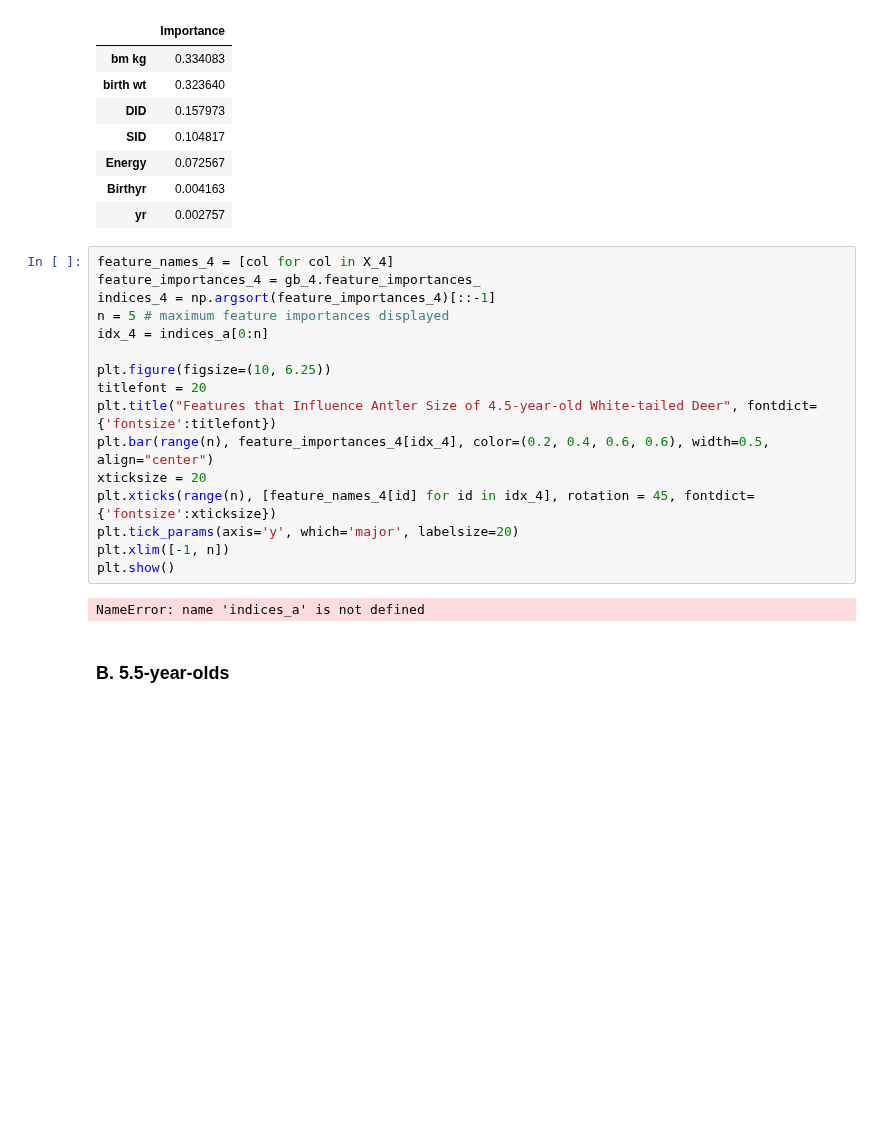
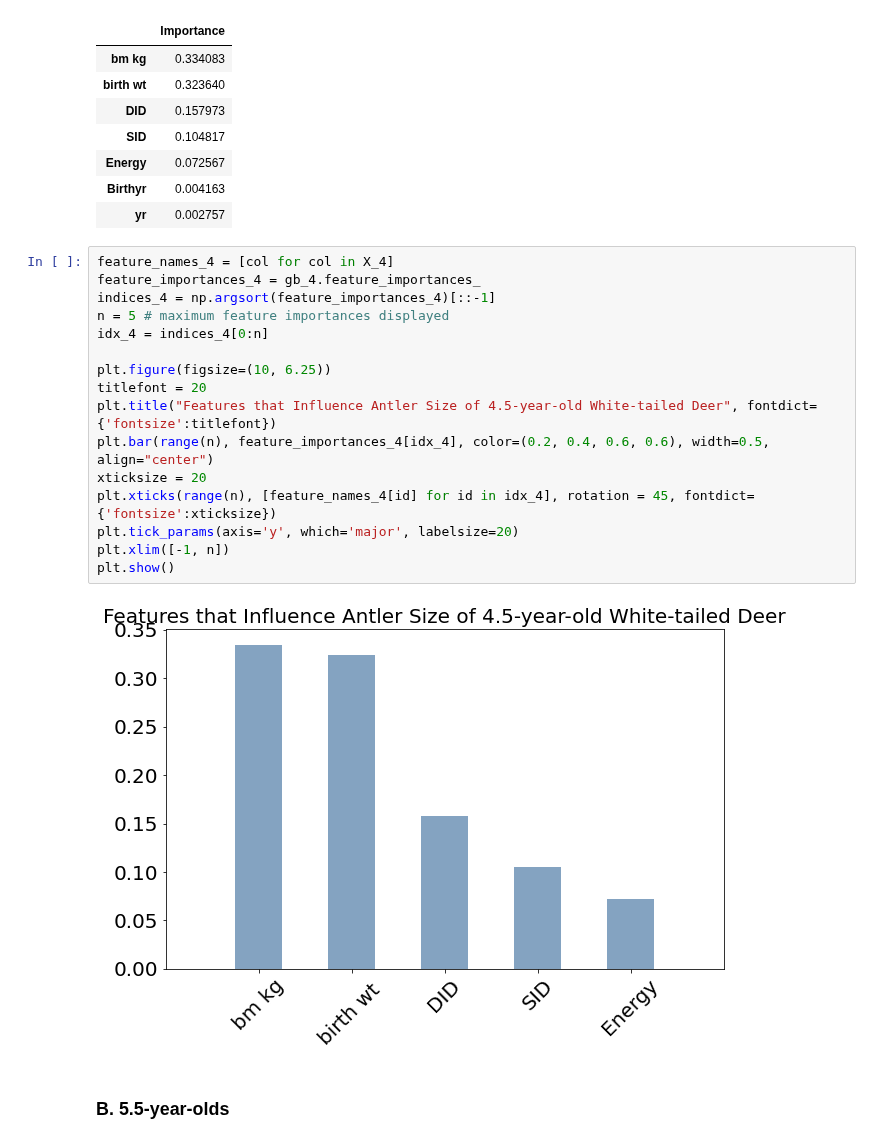
Before and after one commit to sont5413/Predictors-of-Antler-Size-in-White-tailed-Deer, a Jupyter notebook: Antler Size_4.5-_&_5.5-year-olds.ipynb, the cells around one changed output. Cells and saved outputs as stored; diff of their text form; blank space fills up the shorter version.

```diff
--- a/Antler Size_4.5-_&_5.5-year-olds.ipynb
+++ b/Antler Size_4.5-_&_5.5-year-olds.ipynb
@@ -146,21 +146,21 @@ feat_importances_4
 # %%
 feature_names_4 = [col for col in X_4]
 feature_importances_4 = gb_4.feature_importances_
 indices_4 = np.argsort(feature_importances_4)[::-1]
 n = 5 # maximum feature importances displayed
-idx_4 = indices_a[0:n]
+idx_4 = indices_4[0:n]
 
 plt.figure(figsize=(10, 6.25))
 titlefont = 20
 plt.title("Features that Influence Antler Size of 4.5-year-old White-tailed Deer", fontdict={'fontsize':titlefont})
 plt.bar(range(n), feature_importances_4[idx_4], color=(0.2, 0.4, 0.6, 0.6), width=0.5, align="center")
 xticksize = 20
 plt.xticks(range(n), [feature_names_4[id] for id in idx_4], rotation = 45, fontdict={'fontsize':xticksize})
 plt.tick_params(axis='y', which='major', labelsize=20)
 plt.xlim([-1, n])
 plt.show()
 # %% [output]
-NameError: name 'indices_a' is not defined
+[figure, added]
 # %% [markdown]
 ### B. 5.5-year-olds
 # %%
```
Also changed, not shown: parts of 10 cells of this notebook.
